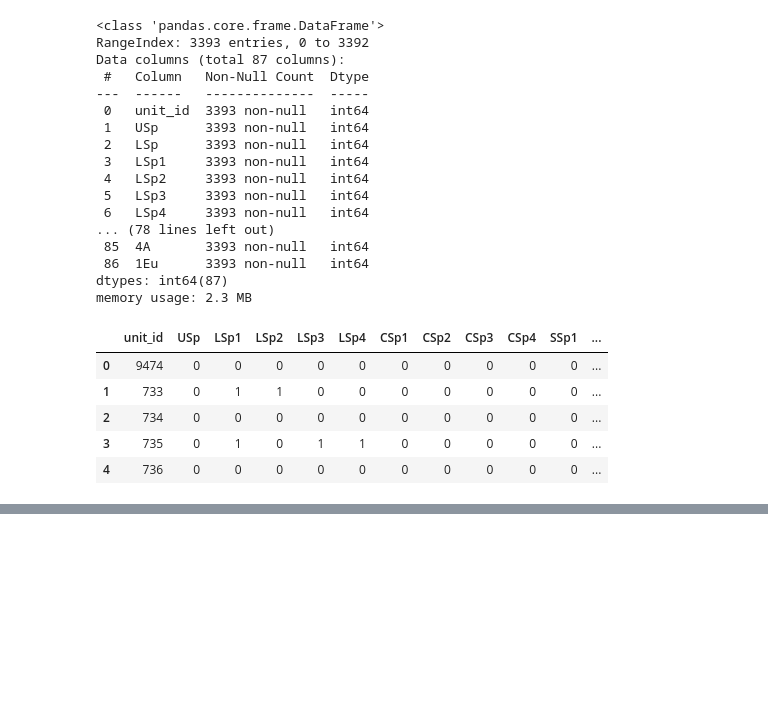
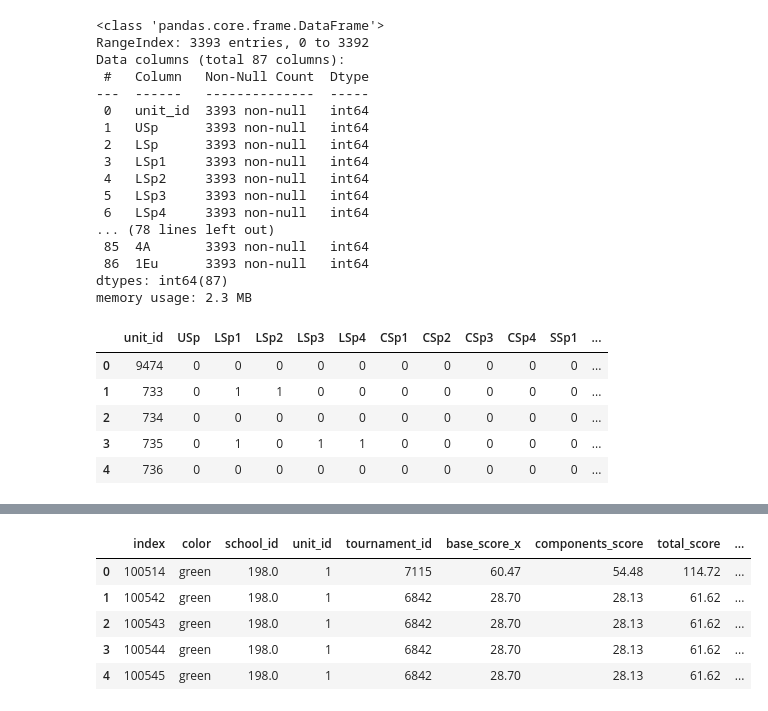
Before and after one commit to keda88/Portfolio, a Jupyter notebook: My champion/My champion.ipynb, the cells around one changed output, grey strips where cells are left out. Cells and saved outputs as stored; diff of their text form; code cells hidden in the pictures; blank space fills up the shorter version.

```diff
--- a/My champion/My champion.ipynb
+++ b/My champion/My champion.ipynb
@@ -769,0 +783,9 @@ display(features_df.head())
+# %%
+df.head()
+# %% [output]
+|  | index | color | school_id | unit_id | tournament_id | base_score_x | components_score | total_score | ... |
+| 0 | 100514 | green | 198.0 | 1 | 7115 | 60.47 | 54.48 | 114.72 | ... |
+| 1 | 100542 | green | 198.0 | 1 | 6842 | 28.70 | 28.13 | 61.62 | ... |
+| 2 | 100543 | green | 198.0 | 1 | 6842 | 28.70 | 28.13 | 61.62 | ... |
+| 3 | 100544 | green | 198.0 | 1 | 6842 | 28.70 | 28.13 | 61.62 | ... |
+| 4 | 100545 | green | 198.0 | 1 | 6842 | 28.70 | 28.13 | 61.62 | ... |
```
Also changed, not shown: parts of 43 cells of this notebook.
